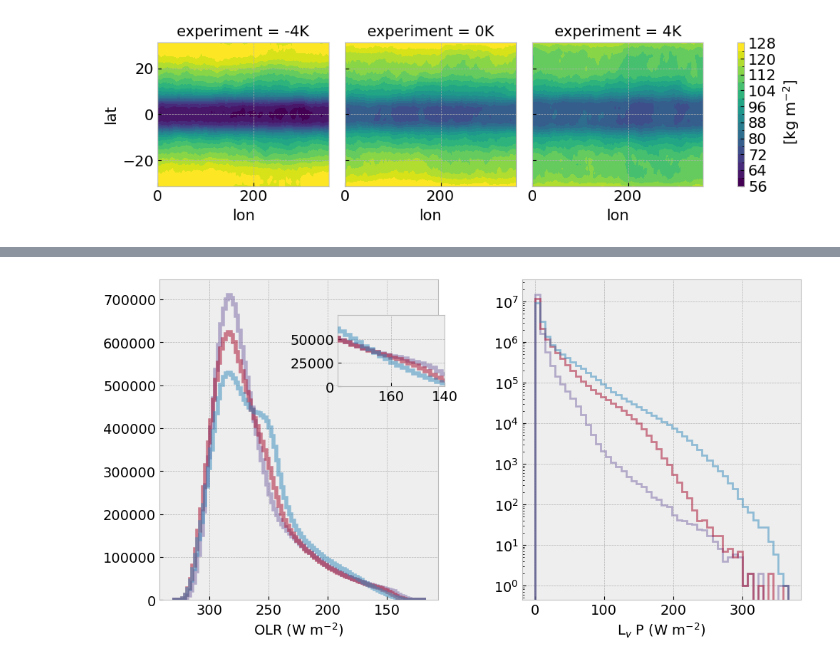
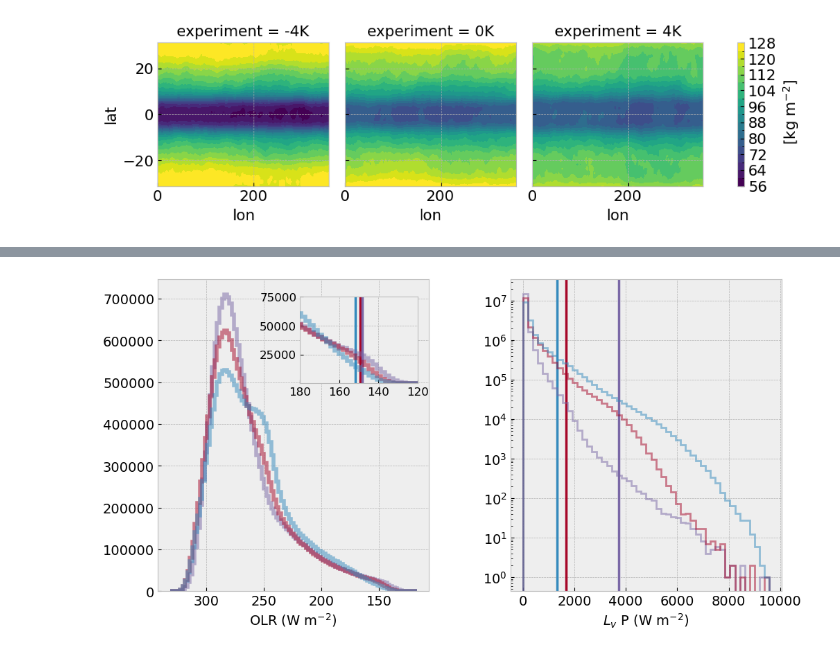
Before and after one commit to spencer-ressel/thesis-work, a Jupyter notebook: python/aquaplanet_analysis/4_cloud_radiative_feedback_analysis.ipynb, the cells around one changed output, grey strips where cells are left out. Cells and saved outputs as stored; diff of their text form; code cells hidden in the pictures.

```diff
--- a/python/aquaplanet_analysis/4_cloud_radiative_feedback_analysis.ipynb
+++ b/python/aquaplanet_analysis/4_cloud_radiative_feedback_analysis.ipynb
@@ -719,0 +948,20 @@ multi_experiment_variables_subset['Precipitation'].quantile(0.05, dim=['time', '
+# %%
+cloud_ice_water_path_bins = np.arange(0, 75, 5)
+temperature_bins = np.arange(190, 310, 5)
+latitude_bounds = slice(-15,15)
+
+binned_olr = xr.DataArray(
+    data=np.zeros((len(coords.experiments), len(cloud_ice_water_path_bins)-1)),
+    dims=['experiment', 'cloud_ice_water_path'],
+    coords={'experiment':coords.experiments, 'cloud_ice_water_path':0.5*(cloud_ice_water_path_bins[1:]+cloud_ice_water_path_bins[:-1])}
+)
+
+for index, experiment in enumerate(coords.experiments.values):
+    mask = ~np.isnan(multi_experiment_variables_subset['Cloud Ice Water Path'].sel(experiment=experiment, lat=latitude_bounds)) & ~np.isnan(multi_experiment_variables_subset['Outgoing Longwave Radiation'].sel(experiment=experiment, lat=latitude_bounds))
+
+    [binned_olr_by_experiment, bin_edges, binnumber] = stats.binned_statistic(
+        x=multi_experiment_variables_subset['Cloud Ice Water Path'].sel(experiment=experiment, lat=latitude_bounds).where(mask, drop=True).values.flatten(),
+        values = multi_experiment_variables_subset['Outgoing Longwave Radiation'].sel(experiment=experiment, lat=latitude_bounds).where(mask, drop=True).values.flatten(),
+        bins=cloud_ice_water_path_bins
+    )
+    binned_olr[index, :] = binned_olr_by_experiment
@@ -908,4 +1346,5 @@ cloud_top_water_emission.mean(dim='time').plot.contourf(x='lon', col='experiment
 # %%
+SAVE_FIG = False
 PLOT_MODE = "slides"
 FIG_LAYOUT = 'twocol'
 plt.style.use('bmh')
@@ -920,22 +1359,11 @@ ax = []
 ax.append(fig.add_subplot(gs[0]))
 ax.append(fig.add_subplot(gs[1]))
 
-left, bottom, width, height = [0.3, 0.65, 0.15, 0.2]
+left, bottom, width, height = [0.255, 0.65, 0.17, 0.25]
 inset_axis = fig.add_axes([left, bottom, width, height])
 
-olr_counts, olr_bins = {}, {}
-precip_counts, precip_bins = {}, {}
-
-# for index, experiment in enumerate(coords.experiments.values):
-#     olr_counts[experiment], olr_bins[experiment] = np.histogram(
-#         multi_experiment_variables_subset['Outgoing Longwave Radiation'].sel(experiment=experiment).values.flatten(), bins=100
-#     )
-#     precip_counts[experiment], precip_bins[experiment] = np.histogram(
-#         (config.HEAT_OF_VAPORIZATION/config.SECONDS_PER_DAY)*multi_experiment_variables_subset['Precipitation'].sel(experiment=experiment).values.flatten(), bins=100
-#     )
-
-olr_hist = xarray_histogram(multi_experiment_variables_subset['Outgoing Longwave Radiation'], dims=['time', 'lat', 'lon'], bins=100)
-precip_hist = xarray_histogram(multi_experiment_variables_subset['Precipitation'], dims=['time', 'lat', 'lon'], bins=50)
+olr_hist = multi_experiment_variables_subset['Outgoing Longwave Radiation'].stats.histogram(dims=['time', 'lat', 'lon'], bins=100)
+precip_hist = multi_experiment_variables_subset['Precipitation'].units.to_energy_units().stats.histogram(dims=['time', 'lat', 'lon'], bins=50)
 
 for index, experiment in enumerate(coords.experiments.values):
     ax[0].stairs(
@@ -958,6 +1386,12 @@ for index, experiment in enumerate(coords.experiments.values):
         linewidth=2,
     )
 
+    ax[1].axvline(
+        multi_experiment_variables_subset['Precipitation'].units.to_energy_units().sel(experiment=experiment).quantile(0.9999, dim=['time', 'lat', 'lon']),
+        color=bmh_colors(index+1),
+        label=config.EXPERIMENT_DISPLAY_NAMES[experiment]
+    )
+
     # ax[0].axvline(
     #     multi_experiment_variables_subset['Outgoing Longwave Radiation'].sel(experiment=experiment).quantile(0.005, dim=['time', 'lat', 'lon']),
     #     color=bmh_colors(index+1),
@@ -974,24 +1408,52 @@ for index, experiment in enumerate(coords.experiments.values):
         linewidth = 4
     )
 
-    # inset_axis.axvline(
-    #     multi_experiment_variables_subset['Outgoing Longwave Radiation'].sel(experiment=experiment).quantile(0.005, dim=['time', 'lat', 'lon']),
-    #     color=bmh_colors(index+1),
-    #     label=config.EXPERIMENT_DISPLAY_NAMES[experiment]
-    # )
+    inset_axis.axvline(
+        multi_experiment_variables_subset['Outgoing Longwave Radiation'].sel(experiment=experiment).quantile(0.005, dim=['time', 'lat', 'lon']),
+        color=bmh_colors(index+1),
+        label=config.EXPERIMENT_DISPLAY_NAMES[experiment]
+    )
 
 ax[0].set_xlabel(r'OLR (W m$^{-2}$)')
-ax[1].set_xlabel(r'L$_v$ P (W m$^{-2}$)')
+ax[1].set_xlabel(r'$L_v$ P (W m$^{-2}$)')
 
-inset_axis.set_xlim([140, 180])
-inset_axis.set_xticks([160, 140])
+inset_axis.set_xlim([120, 180])
+inset_axis.set_xticks([180, 160, 140, 120])
 inset_axis.set_ylim([0, 75000])
-inset_axis.set_yticks([0, 25000, 50000])
+inset_axis.set_yticks([25000, 50000, 75000])
 inset_axis.invert_xaxis()
+inset_axis.tick_params(labelsize=12)
+
+# ax0_percentile = inset_axis.secondary_xaxis('top')
+# ax0_percentile.set_xticks(
+#     olr_percentile_ticks,
+#     labels=format_axis_labels(olr_percentile_levels)
+#     )
+# ax0_percentile.set_xlabel('OLR percentile', fontsize=12)
+# ax0_percentile.xaxis.set_ticks_position('top')
+# ax0_percentile.xaxis.set_label_position('top')
+# ax0_percentile.tick_params(axis='x', labelsize=10, pad=2)
+# ax0_percentile.set_xlim(inset_axis.get_xlim())
+# if inset_axis.xaxis_inverted():
+#     ax0_percentile.invert_xaxis()
 
 # ax[1].loglog()
 ax[1].set_yscale('log')
-# ax[0].set_yscale('log')
 ax[0].invert_xaxis()
+
+output_filename = 'OLR & Precipitation Histograms'
+print(f"Output directory: {config.AQUAPLANET_OUTPUT_DIRECTORY}/histograms/")
+print(f"Output filename: {output_filename}")
+if SAVE_FIG:
+    print(f"{f'Saving...':<{config.SEP_WIDTH-1}}", end="")
+    plt.savefig(
+        f"{config.AQUAPLANET_OUTPUT_DIRECTORY}/histograms/{output_filename}.svg",
+        dpi=500,
+        bbox_inches="tight",
+    )
+    print(rf"{'✔':>1}")
+else:
+    print("Not Saving")
+
 plt.show()
 # %% [output]
@@ -998 +1463 @@ plt.show()
-[figure, old version]
+[figure, new version]
```
Also changed, not shown: parts of 31 cells of this notebook, 24 other files.
